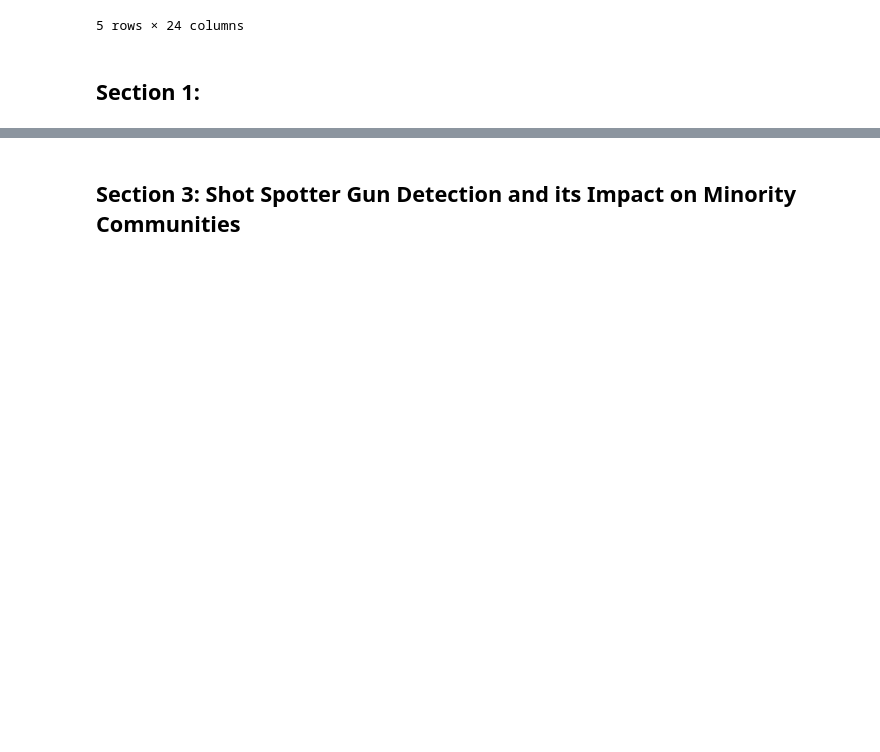
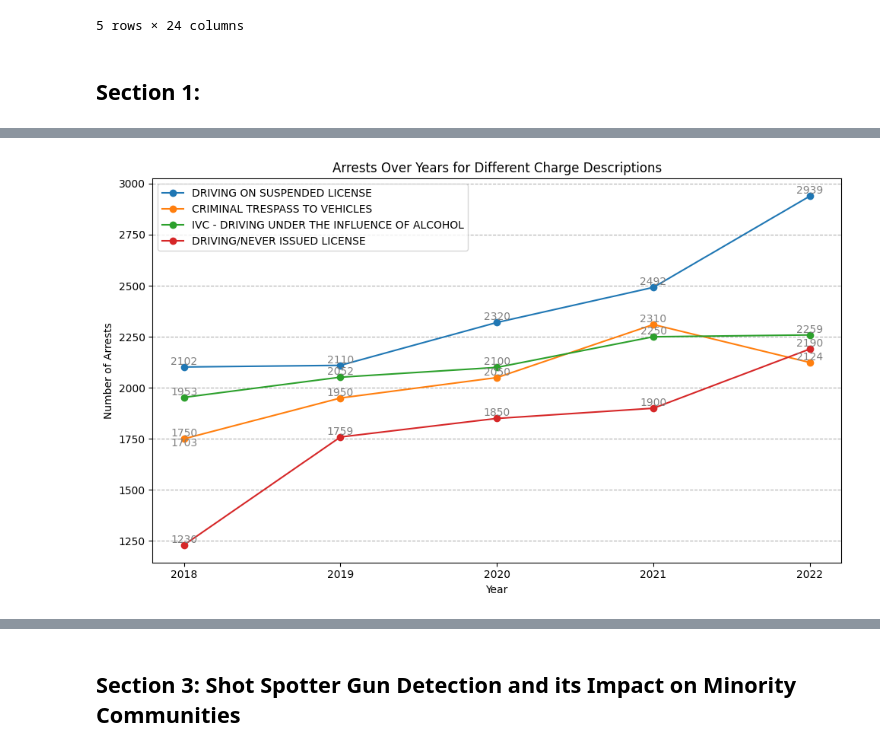
Before and after one commit to Dwawilson/Technology, a Jupyter notebook: Technology_and_Crime_in_Arrests_in_the_City_of_Chicago.ipynb, the cells around one changed output, grey strips where cells are left out. Drawn from its saved outputs; the diff is of its cells as text; code cells hidden in the pictures; blank space fills up the shorter version.

```diff
--- a/Technology_and_Crime_in_Arrests_in_the_City_of_Chicago.ipynb
+++ b/Technology_and_Crime_in_Arrests_in_the_City_of_Chicago.ipynb
@@ -114,0 +175,89 @@ from matplotlib import pyplot as plt
+# %%
+# Sample data or loading your actual data
+data = {
+    'arrest_year': [2018, 2019, 2020, 2021, 2022],
+    'charge_description': [
+        'DRIVING ON SUSPENDED LICENSE',
+        'IVC - DRIVING UNDER THE INFLUENCE OF ALCOHOL',
+        'CRIMINAL TRESPASS TO VEHICLES',
+        'DRIVING/NEVER ISSUED LICENSE'
+    ]
+}
+
+# Correcting the number of years to match the charge descriptions
+num_years = len(data['arrest_year'])
+num_charges = len(data['charge_description'])
+
+print(f"Number of years: {num_years}")
+print(f"Number of charge descriptions: {num_charges}")
+
+print(data)
+
+# Define counts for each charge description for each year (mix of even and odd numbers)
+year_counts = {
+    2018: {
+        'DRIVING ON SUSPENDED LICENSE': 2102,
+        'DRIVING ON REVOKED LICENSE': 1703,
+        'CRIMINAL TRESPASS TO VEHICLES': 1750,
+        'IVC - DRIVING UNDER THE INFLUENCE OF ALCOHOL': 1953,
+        'DRIVING/NEVER ISSUED LICENSE': 1230
+    },
+    2019: {
+        'DRIVING ON SUSPENDED LICENSE': 2110,
+        'CRIMINAL TRESPASS TO VEHICLES': 1950,
+        'IVC - DRIVING UNDER THE INFLUENCE OF ALCOHOL': 2052,
+        'DRIVING/NEVER ISSUED LICENSE': 1759
+    },
+    2020: {
+        'DRIVING ON SUSPENDED LICENSE': 2320,
+        'CRIMINAL TRESPASS TO VEHICLES': 2050,
+        'IVC - DRIVING UNDER THE INFLUENCE OF ALCOHOL': 2100,
+        'DRIVING/NEVER ISSUED LICENSE': 1850
+    },
+    2021: {
+        'DRIVING ON SUSPENDED LICENSE': 2492,
+        'CRIMINAL TRESPASS TO VEHICLES': 2310,
+        'IVC - DRIVING UNDER THE INFLUENCE OF ALCOHOL': 2250,
+        'DRIVING/NEVER ISSUED LICENSE': 1900
+    },
+    2022: {
+        'DRIVING ON SUSPENDED LICENSE': 2939,
+        'CRIMINAL TRESPASS TO VEHICLES': 2124,
+        'IVC - DRIVING UNDER THE INFLUENCE OF ALCOHOL': 2259,
+        'DRIVING/NEVER ISSUED LICENSE': 2190
+    }
+}
+
+# Set up a more natural color palette for the lines
+colors = plt.cm.tab10.colors
+
+# Plotting the line chart for each charge description in the specified order
+plt.figure(figsize=(10, 6))
+charge_order = [
+    'DRIVING ON SUSPENDED LICENSE',
+    'CRIMINAL TRESPASS TO VEHICLES',
+    'IVC - DRIVING UNDER THE INFLUENCE OF ALCOHOL',
+    'DRIVING/NEVER ISSUED LICENSE',
+]
+
+for i, charge_desc in enumerate(charge_order):
+    counts = [year_counts[year][charge_desc] for year in data['arrest_year']]
+    plt.plot(data['arrest_year'], counts, marker='o', color=colors[i % len(colors)], label=charge_desc)
+
+# Adding labels and title
+plt.title('Arrests Over Years for Different Charge Descriptions')
+plt.xlabel('Year')
+plt.ylabel('Number of Arrests')
+plt.legend(loc='upper left')  # Show legend for charge descriptions in upper left
+
+# Displaying the numbers as text annotations on the data points with a lighter font color
+for year in data['arrest_year']:
+    for charge_desc in year_counts[year].keys():
+        count = year_counts[year][charge_desc]
+        plt.text(year, count, str(count), ha='center', va='bottom', color='gray')
+
+plt.xticks(data['arrest_year'])  # Set x-axis ticks
+plt.tight_layout()  # Adjust layout to prevent clipping of labels
+plt.grid(axis='y', linestyle='--')  # Add grid for better visualization, only horizontal lines
+plt.show()
+# %% [output]
@@ -114,0 +267 @@ from matplotlib import pyplot as plt
+[figure, added]
```
Also changed, not shown: parts of 13 cells of this notebook, 2 other files.
